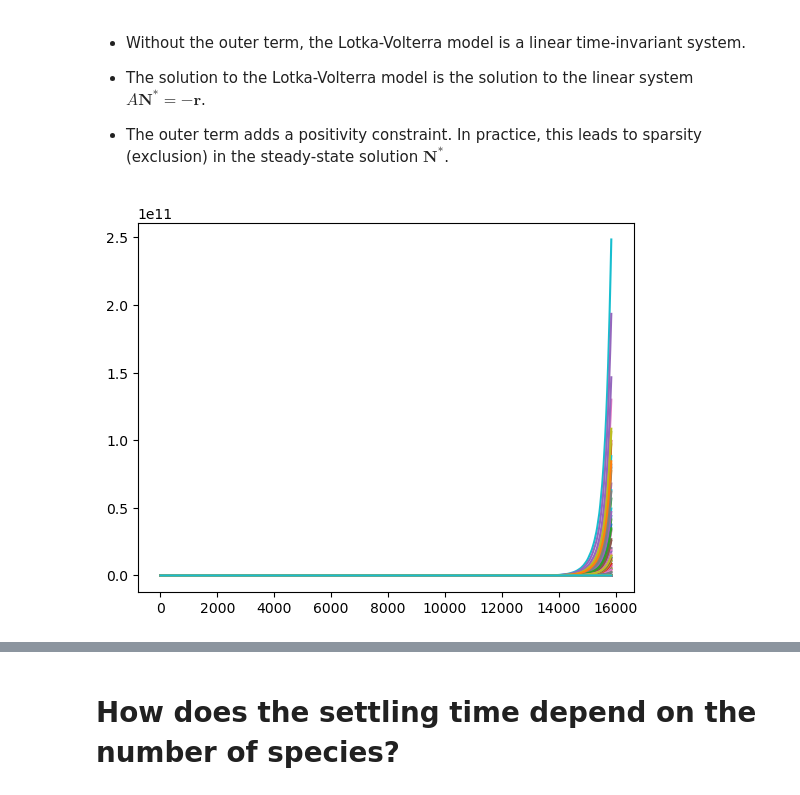
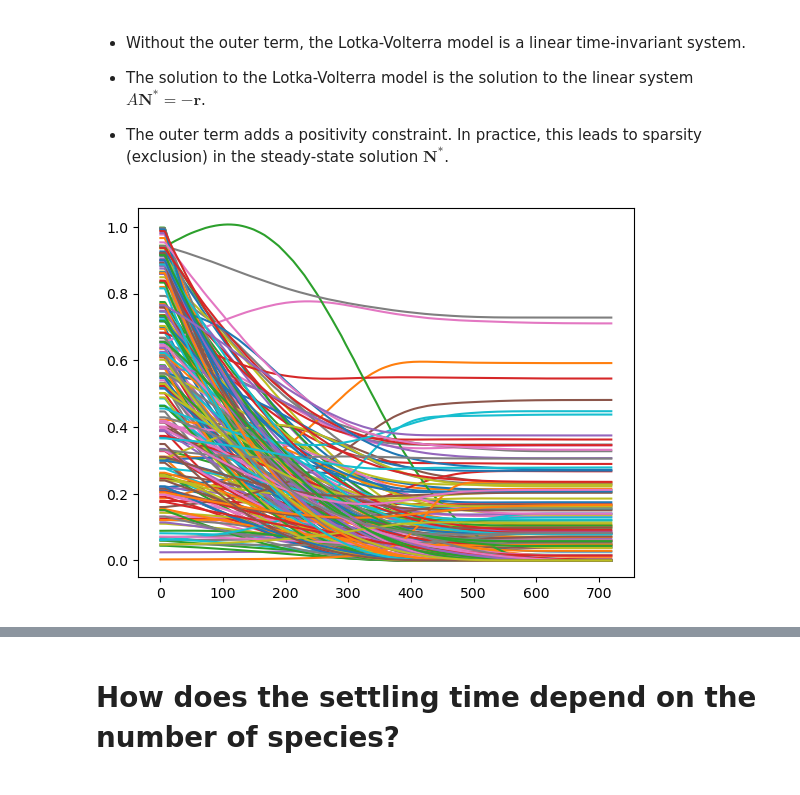
Before and after one commit to williamgilpin/illotka, a Jupyter notebook: demos.ipynb, the cells around one changed output, grey strips where cells are left out. Cells and saved outputs as stored; diff of their text form; code cells hidden in the pictures.

```diff
--- a/demos.ipynb
+++ b/demos.ipynb
@@ -390,8 +455,9 @@ Text(0, 0.5, 'Settling Time')
 
 + The outer term adds a positivity constraint. In practice, this leads to sparsity (exclusion) in the steady-state solution $\mathbf{N}^*$.
 # %%
-eq = RandomLotkaVolterra(n_val, random_state=0, eps=1e-1,  sigma=2.0, d=4.5, kfrac=0.2, connectivity=0.05)
-t, y = eq.integrate(tmax, ic)
+eq = RandomLotkaVolterra(n_val, random_state=3, eps=1e0, sigma=0.5, d=4.5, kfrac=0.0, connectivity=0.05)
+ic = np.random.uniform(size=n_val)
+t, y = eq.integrate(tmax, ic, tol=1e-10)
 plt.plot(y);
 # %% [output]
-[figure, old version]
+[figure, new version]
```
Also changed, not shown: parts of 38 cells of this notebook, 2 other files.
